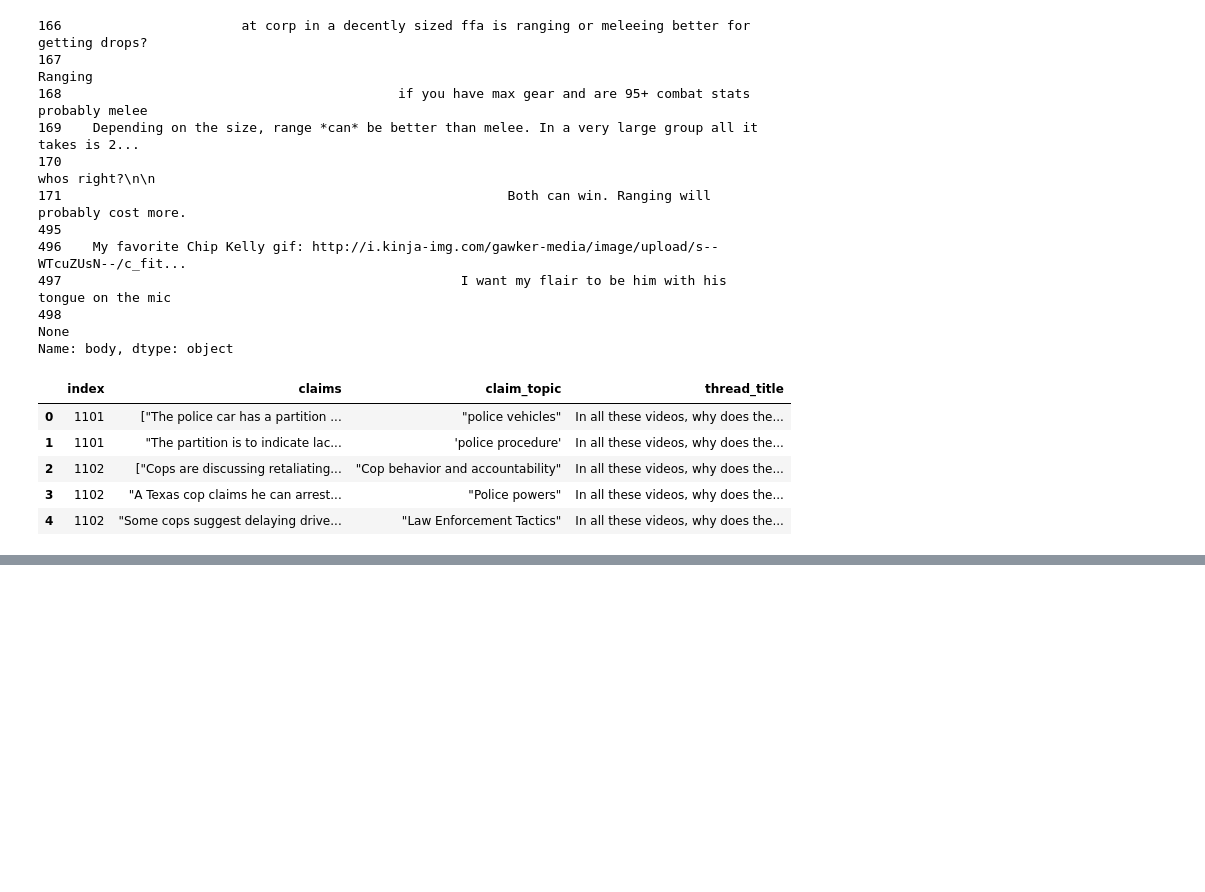
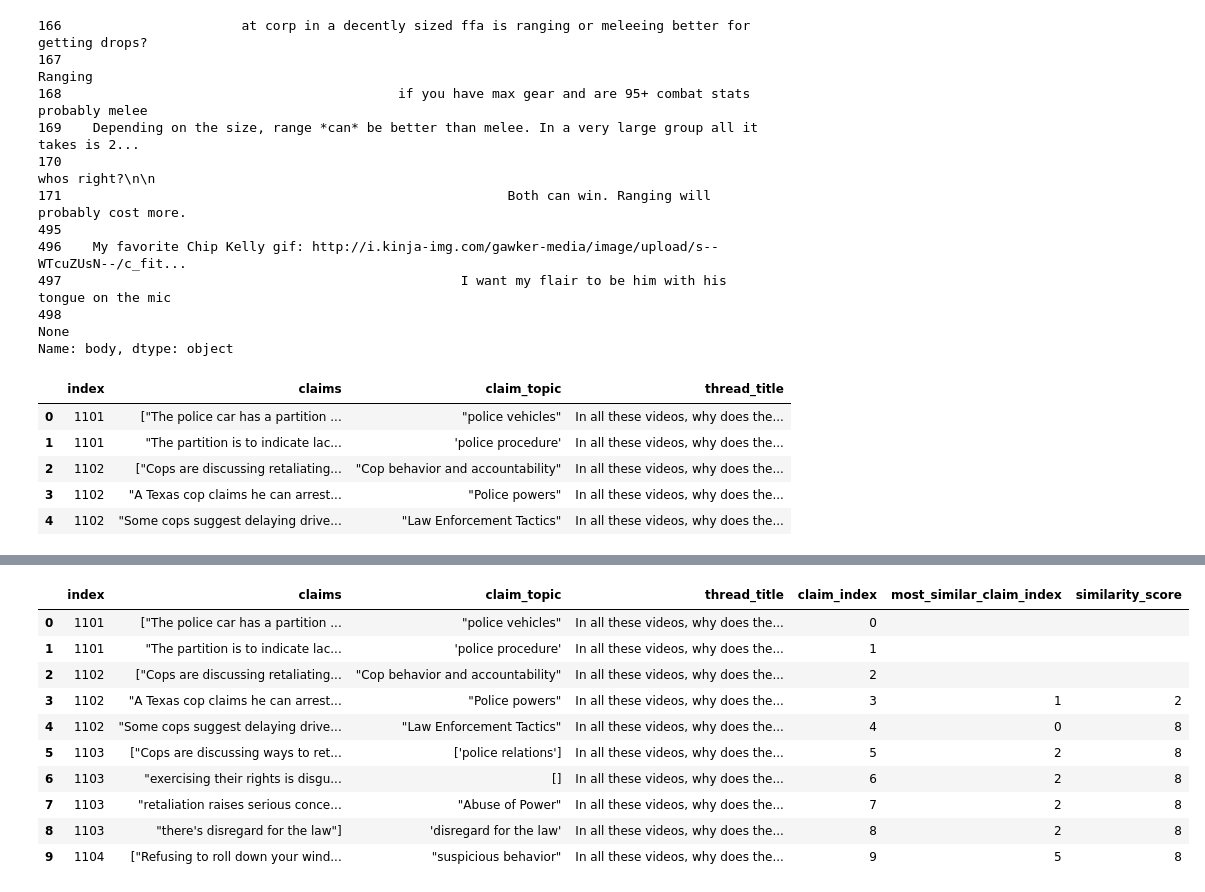
Before and after one commit to cl-trier/TWON-Exploration, a Jupyter notebook: 36--Expansion-Difference-Diversity-of-Coarse-Discourse.ipynb, the cells around one changed output, grey strips where cells are left out. Saved outputs shown, nothing was run; the diff lists cells and outputs as text; code cells hidden in the pictures; blank space fills up the shorter version.

Commit message:
started a notebook to integrate new diversity promp-pipeline for public sphere data, and added llama_8b classifcations to publicsphere benchmark

```diff
--- a/36--Expansion-Difference-Diversity-of-Coarse-Discourse.ipynb
+++ b/36--Expansion-Difference-Diversity-of-Coarse-Discourse.ipynb
@@ -1519,0 +1543,4 @@ SYSTEM_expansion: str = \
+# %%
+#load claims:
+claims: pd.DataFrame = pd.read_parquet(f'{CFG.report_dir}/reddit3000_pol_posts_claims.parquet')
+claims.loc[:, 'claim_index'] = claims.index
@@ -1519,0 +1576,27 @@ SYSTEM_expansion: str = \
+# %%
+chunked_result: typing.List[pd.DataFrame] = []
+GROUPER='thread_title'
+groupeddata = claims[1:10].groupby(GROUPER)
+for group, df in tqdm.tqdm(groupeddata):
+    df['preceding_index'] = df.index.to_series().shift(1)
+    for index, row in df.iterrows():
+        if pd.notna(row['preceding_index']):
+            threadset = int(row['preceding_index'])
+            try:
+                chunked_result.append(pd.DataFrame(
+                    data=[[requests.post(
+                                'https://inf.cl.uni-trier.de/',
+                                json={
+                                    'model': MODELsmall,
+                                    'system': SYSTEM_claim_simscore,
+                                    'prompt': f'"Target claim":<<{row["claims"]}>>, "preceding claims and indices":\n<{df.loc[:,['claim_index', 'claims']][:threadset].to_json(orient='records')}>',
+                                    'options': options_zero
+                                    }).json()['response']]],
+                    columns=['similariy']
+                ))
+
+            except json.JSONDecodeError:
+                print("invalid json response, skipping to next batch")
+
+similarity = pd.concat(chunked_result, ignore_index=True)
+print(similarity)
@@ -1519,0 +1738,6 @@ SYSTEM_expansion: str = \
+# %%
+claims.drop(columns=[ 'most_similar_claim_index', 'similarity_score', 'most_similar_claim'], inplace=True)
+# %%
+result_df['claim_index'] = result_df['claim_index'].astype(int)
+claims = pd.merge(claims, result_df, how='left', on='claim_index')
+print(claims.head(2))
@@ -1519,0 +1764,14 @@ SYSTEM_expansion: str = \
+# %%
+claims.head(10)
+# %% [output]
+|  | index | claims | claim_topic | thread_title | claim_index | most_similar_claim_index | similarity_score |
+| 0 | 1101 | ["The police car has a partition ... | "police vehicles" | In all these videos, why does the... | 0 |  |  |
+| 1 | 1101 | "The partition is to indicate lac... | 'police procedure' | In all these videos, why does the... | 1 |  |  |
+| 2 | 1102 | ["Cops are discussing retaliating... | "Cop behavior and accountability" | In all these videos, why does the... | 2 |  |  |
+| 3 | 1102 | "A Texas cop claims he can arrest... | "Police powers" | In all these videos, why does the... | 3 | 1 | 2 |
+| 4 | 1102 | "Some cops suggest delaying drive... | "Law Enforcement Tactics" | In all these videos, why does the... | 4 | 0 | 8 |
+| 5 | 1103 | ["Cops are discussing ways to ret... | ['police relations'] | In all these videos, why does the... | 5 | 2 | 8 |
+| 6 | 1103 | "exercising their rights is disgu... | [] | In all these videos, why does the... | 6 | 2 | 8 |
+| 7 | 1103 | "retaliation raises serious conce... | "Abuse of Power" | In all these videos, why does the... | 7 | 2 | 8 |
+| 8 | 1103 | "there's disregard for the law"] | 'disregard for the law' | In all these videos, why does the... | 8 | 2 | 8 |
+| 9 | 1104 | ["Refusing to roll down your wind... | "suspicious behavior" | In all these videos, why does the... | 9 | 5 | 8 |
```
Also changed, not shown: parts of 41 cells of this notebook, 8 other files.
